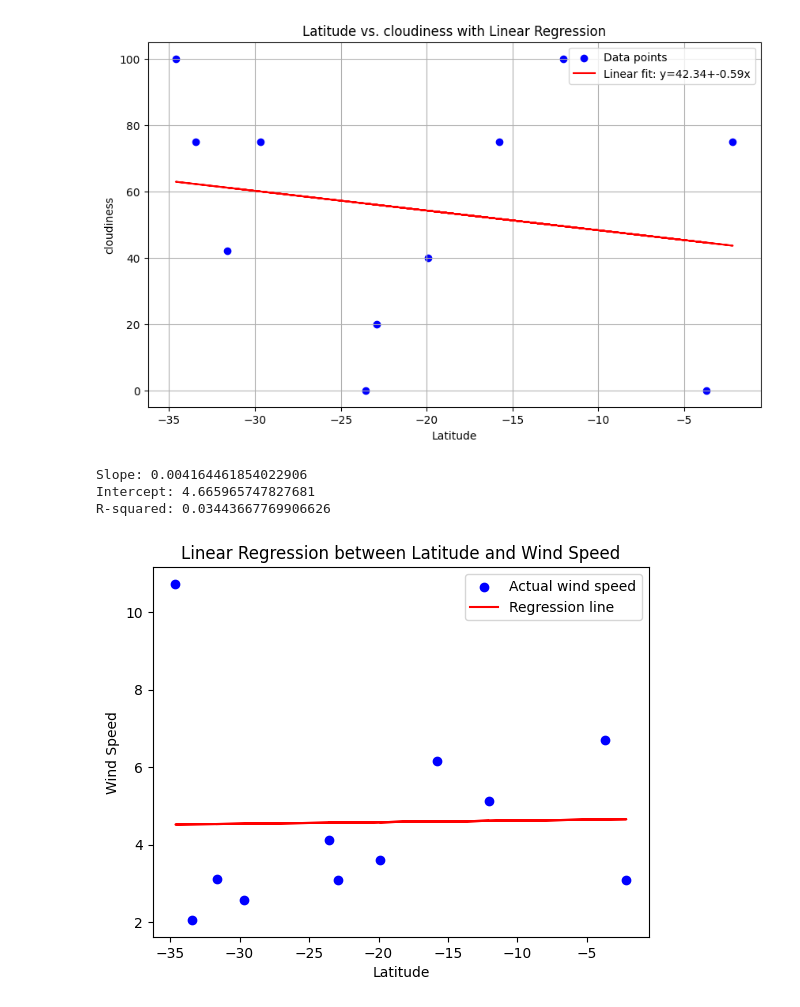
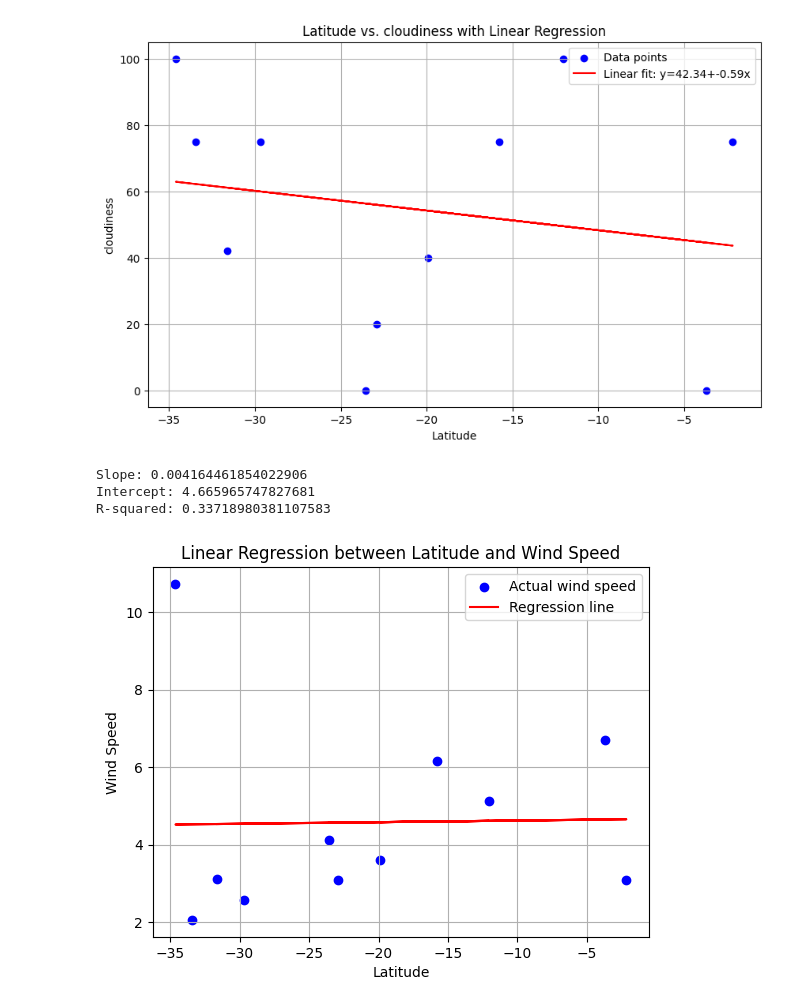
Before and after one commit to aparajita-code/python-api-challenge, a Jupyter notebook: WeatherPy/WeatherPy.ipynb, the cells around one changed output. Drawn from its saved outputs; the diff is of its cells as text; code cells hidden in the pictures.

```diff
--- a/WeatherPy/WeatherPy.ipynb
+++ b/WeatherPy/WeatherPy.ipynb
@@ -760,32 +768,33 @@ y_mean = np.mean(y)
 
 # Calculate the terms needed for the numerator and denominator of the slope
 numerator = np.sum((X - X_mean) * (y - y_mean))
 denominator = np.sum((X - X_mean) ** 2)
 
 # Calculate the slope (m) and intercept (b)
 slope = numerator / denominator
 intercept = y_mean - (slope * X_mean)
 
 print(f"Slope: {slope}")
 print(f"Intercept: {intercept}")
 print(f"R-squared: {r_value**2}")
 
 # Predict wind_speed based on the model
 #filtered_southern_hemisphere_cities['predicted_wind_speed'] = slope * X + intercept
 filtered_southern_hemisphere_cities.loc[:, 'predicted_wind_speed'] = slope * X + intercept
 
 # Plot the data and the regression line
 plt.scatter(filtered_southern_hemisphere_cities['lat'], filtered_southern_hemisphere_cities['wind_speed'], color='blue', label='Actual wind speed')
 plt.plot(filtered_southern_hemisphere_cities['lat'], filtered_southern_hemisphere_cities['predicted_wind_speed'], color='red', label='Regression line')
 plt.xlabel('Latitude')
 plt.ylabel('Wind Speed')
 plt.title('Linear Regression between Latitude and Wind Speed')
 plt.legend()
+plt.grid(True)
 plt.savefig("solution13.png")
 
 plt.show()
 # %% [output]
 Slope: 0.004164461854022906
 Intercept: 4.665965747827681
-R-squared: 0.03443667769906626
+R-squared: 0.33718980381107583
-[figure, old version]
+[figure, new version]
```
Also changed, not shown: parts of 2 cells of this notebook, 2 other files.
